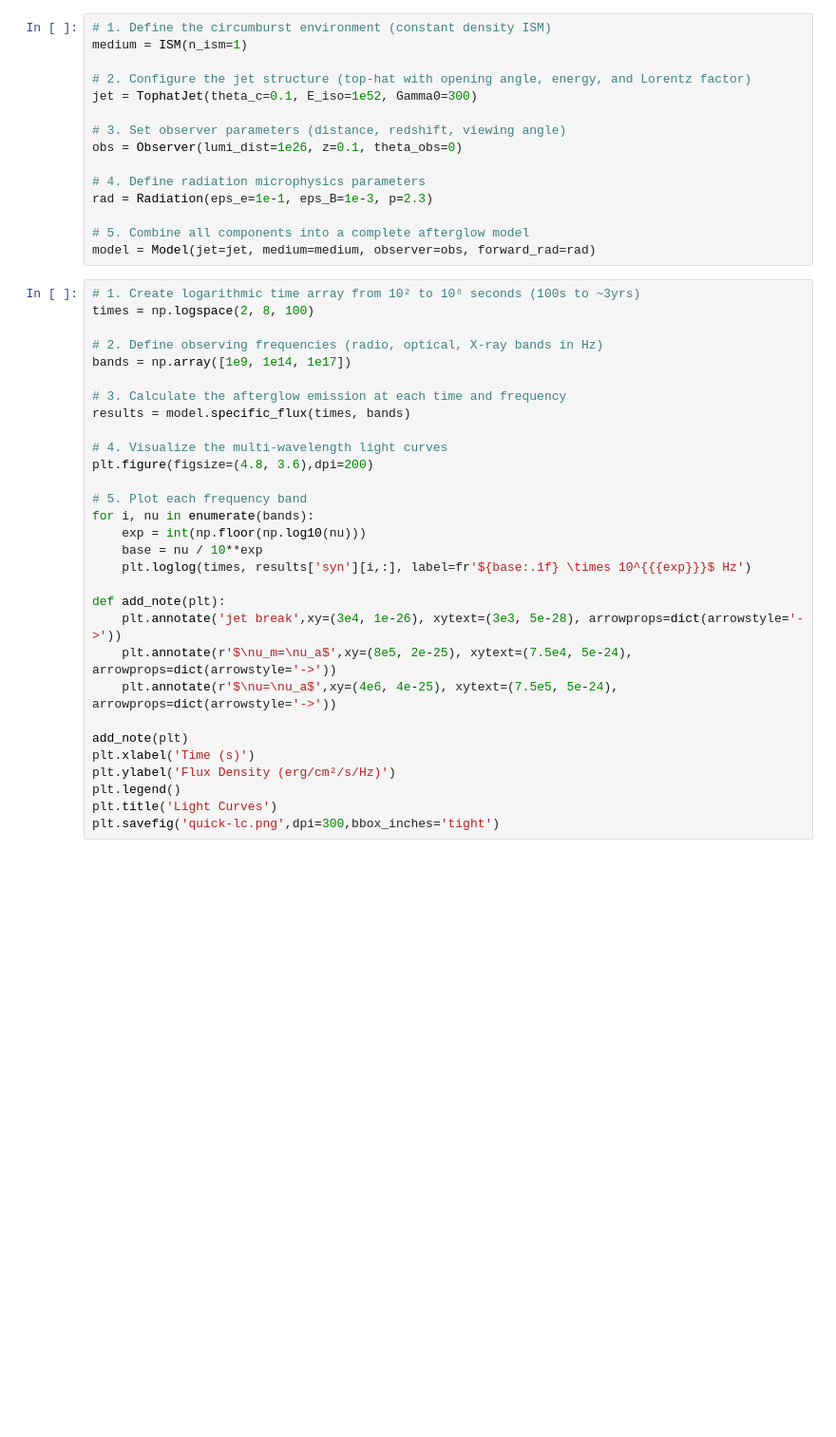
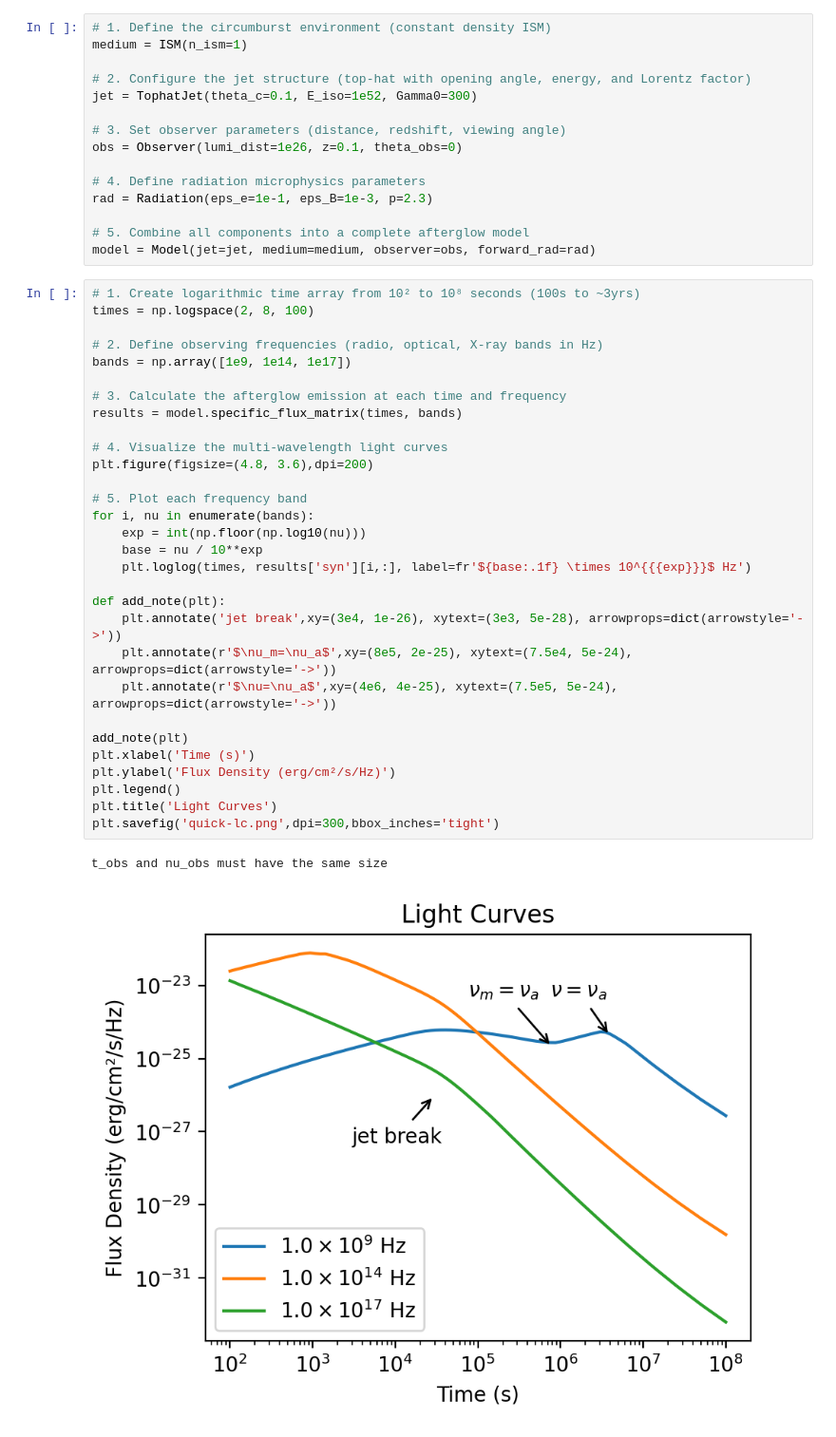
Before and after one commit to cjules0609/VegasAfterglow, a Jupyter notebook: script/quick.ipynb, the cells around one changed output. Shown: that part at 95% size. Cells and saved outputs as stored; diff of their text form; blank space fills up the shorter version.

```diff
--- a/script/quick.ipynb
+++ b/script/quick.ipynb
@@ -20,33 +20,36 @@ model = Model(jet=jet, medium=medium, observer=obs, forward_rad=rad)
 # %%
 # 1. Create logarithmic time array from 10² to 10⁸ seconds (100s to ~3yrs)
 times = np.logspace(2, 8, 100)
 
 # 2. Define observing frequencies (radio, optical, X-ray bands in Hz)
 bands = np.array([1e9, 1e14, 1e17])
 
 # 3. Calculate the afterglow emission at each time and frequency
-results = model.specific_flux(times, bands)
+results = model.specific_flux_matrix(times, bands)
 
 # 4. Visualize the multi-wavelength light curves
 plt.figure(figsize=(4.8, 3.6),dpi=200)
 
 # 5. Plot each frequency band
 for i, nu in enumerate(bands):
     exp = int(np.floor(np.log10(nu)))
     base = nu / 10**exp
     plt.loglog(times, results['syn'][i,:], label=fr'${base:.1f} \times 10^{{{exp}}}$ Hz')
 
 def add_note(plt):
     plt.annotate('jet break',xy=(3e4, 1e-26), xytext=(3e3, 5e-28), arrowprops=dict(arrowstyle='->'))
     plt.annotate(r'$\nu_m=\nu_a$',xy=(8e5, 2e-25), xytext=(7.5e4, 5e-24), arrowprops=dict(arrowstyle='->'))
     plt.annotate(r'$\nu=\nu_a$',xy=(4e6, 4e-25), xytext=(7.5e5, 5e-24), arrowprops=dict(arrowstyle='->'))
 
 add_note(plt)
 plt.xlabel('Time (s)')
 plt.ylabel('Flux Density (erg/cm²/s/Hz)')
 plt.legend()
 plt.title('Light Curves')
 plt.savefig('quick-lc.png',dpi=300,bbox_inches='tight')
+# %% [output]
+t_obs and nu_obs must have the same size
+[figure, added]
 # %%
 # 1. Define broad frequency range (10⁵ to 10²² Hz)
 frequencies = np.logspace(5, 22, 100)
```
Also changed, not shown: parts of 1 cell of this notebook, 17 other files.
